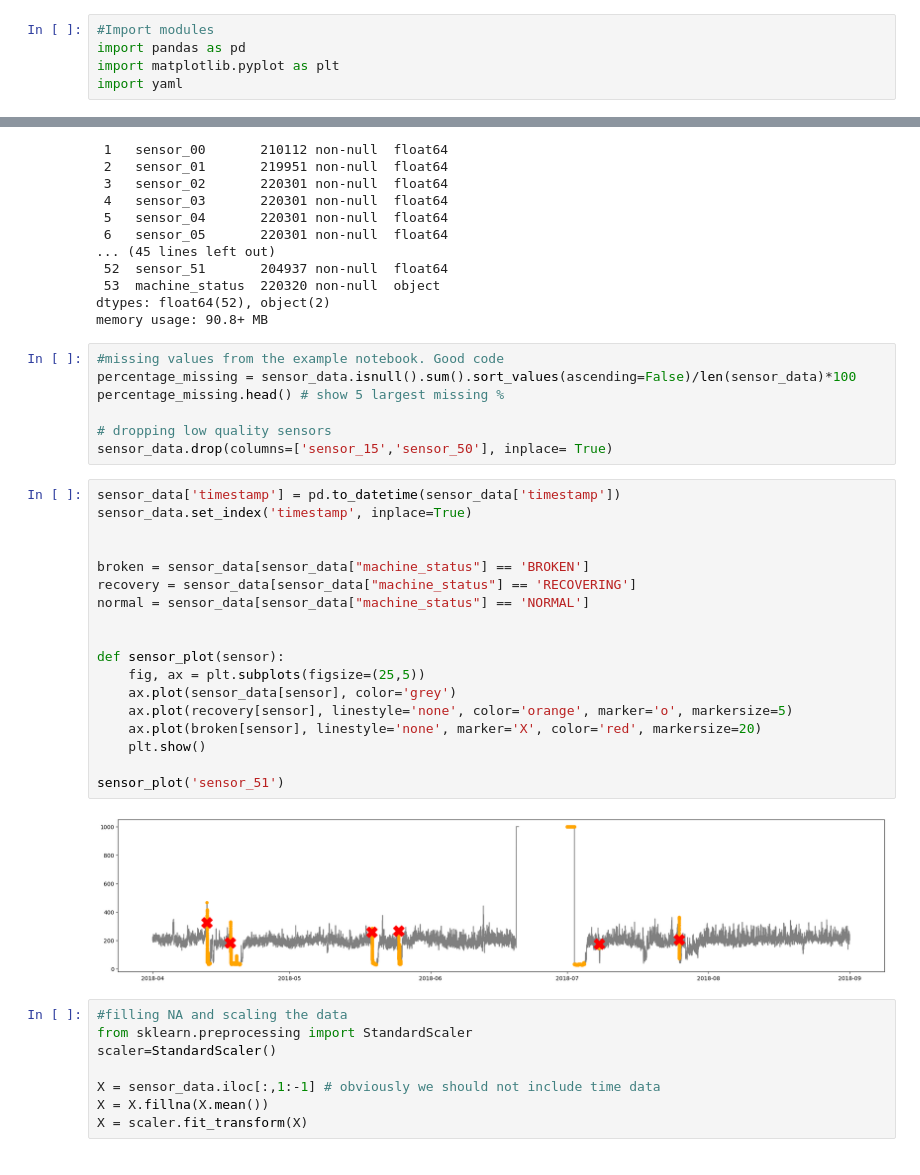
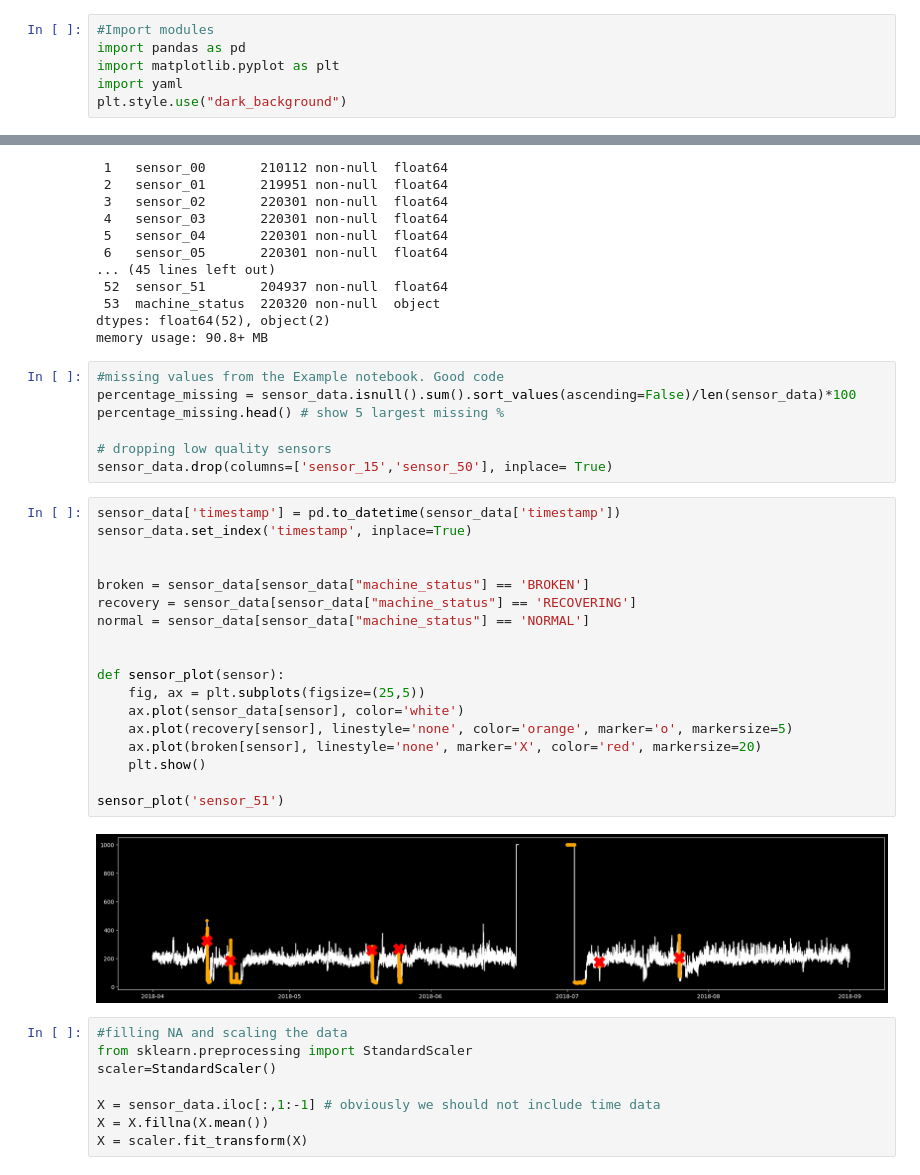
Before and after one commit to Tniemeijer/Data_science_3, a Jupyter notebook: unsupervised/portfolio_assignment_3.ipynb, the cells around one changed output, grey strips where cells are left out. Drawn from its saved outputs; the diff is of its cells as text.

```diff
--- a/unsupervised/portfolio_assignment_3.ipynb
+++ b/unsupervised/portfolio_assignment_3.ipynb
@@ -31,6 +31,7 @@ https://scikit-learn.org/stable/modules/outlier_detection.html
 import pandas as pd
 import matplotlib.pyplot as plt
 import yaml
+plt.style.use("dark_background")
 # %%
 # load the data
 with open('config.yaml', 'r') as conf:
@@ -60,7 +61,7 @@ Data columns (total 54 columns):
 dtypes: float64(52), object(2)
 memory usage: 90.8+ MB
 # %%
-#missing values from the example notebook. Good code
+#missing values from the Example notebook. Good code
 percentage_missing = sensor_data.isnull().sum().sort_values(ascending=False)/len(sensor_data)*100
 percentage_missing.head() # show 5 largest missing %
 
@@ -69,23 +70,23 @@ sensor_data.drop(columns=['sensor_15','sensor_50'], inplace= True)
 # %%
 sensor_data['timestamp'] = pd.to_datetime(sensor_data['timestamp'])
 sensor_data.set_index('timestamp', inplace=True)
 
 
 broken = sensor_data[sensor_data["machine_status"] == 'BROKEN']
 recovery = sensor_data[sensor_data["machine_status"] == 'RECOVERING']
 normal = sensor_data[sensor_data["machine_status"] == 'NORMAL']
 
 
 def sensor_plot(sensor):
     fig, ax = plt.subplots(figsize=(25,5))
-    ax.plot(sensor_data[sensor], color='grey')
+    ax.plot(sensor_data[sensor], color='white')
     ax.plot(recovery[sensor], linestyle='none', color='orange', marker='o', markersize=5)
     ax.plot(broken[sensor], linestyle='none', marker='X', color='red', markersize=20)
     plt.show()
 
 sensor_plot('sensor_51')
 # %% [output]
-[figure, old version]
+[figure, new version]
 # %%
 #filling NA and scaling the data
 from sklearn.preprocessing import StandardScaler
```
Also changed, not shown: parts of 21 cells of this notebook, 2 other files.
